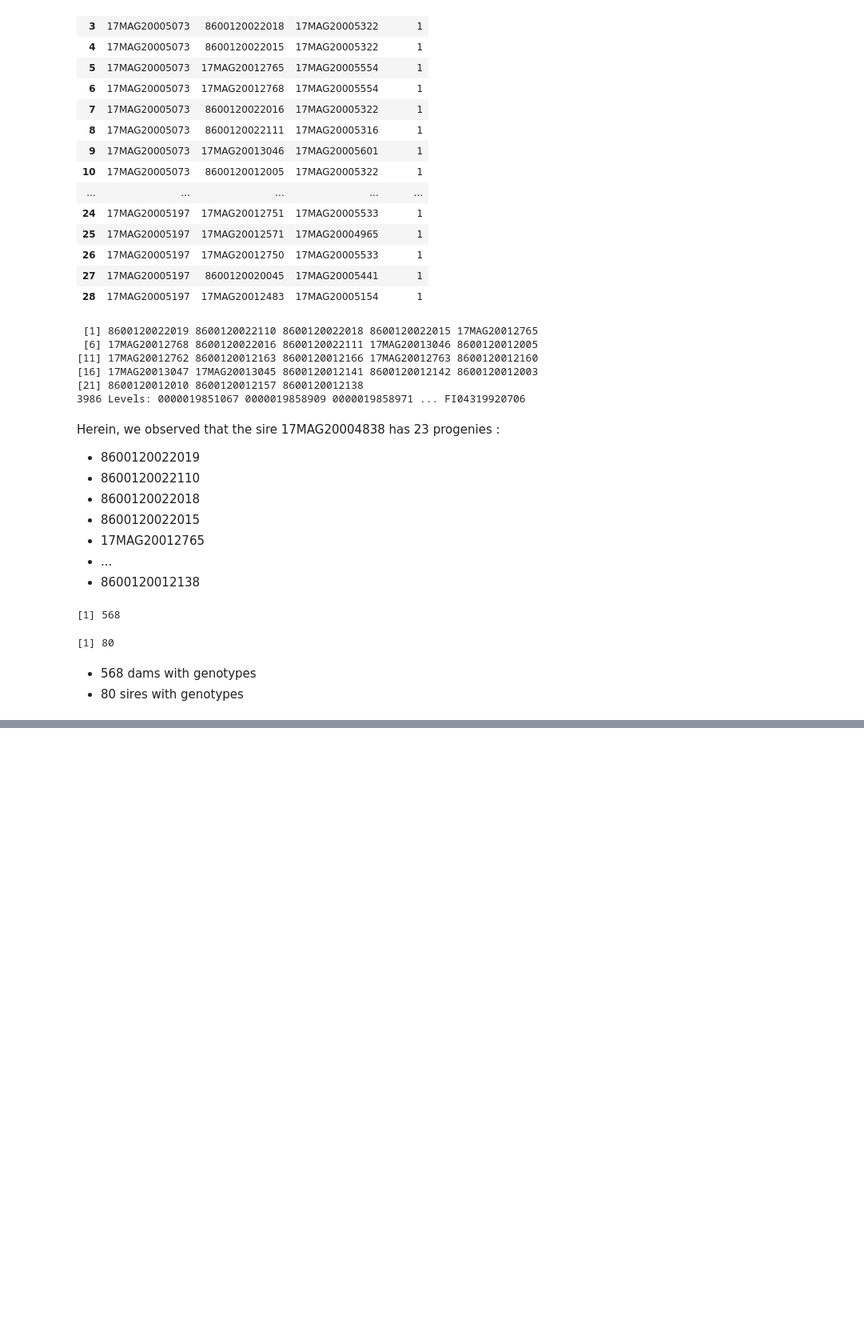
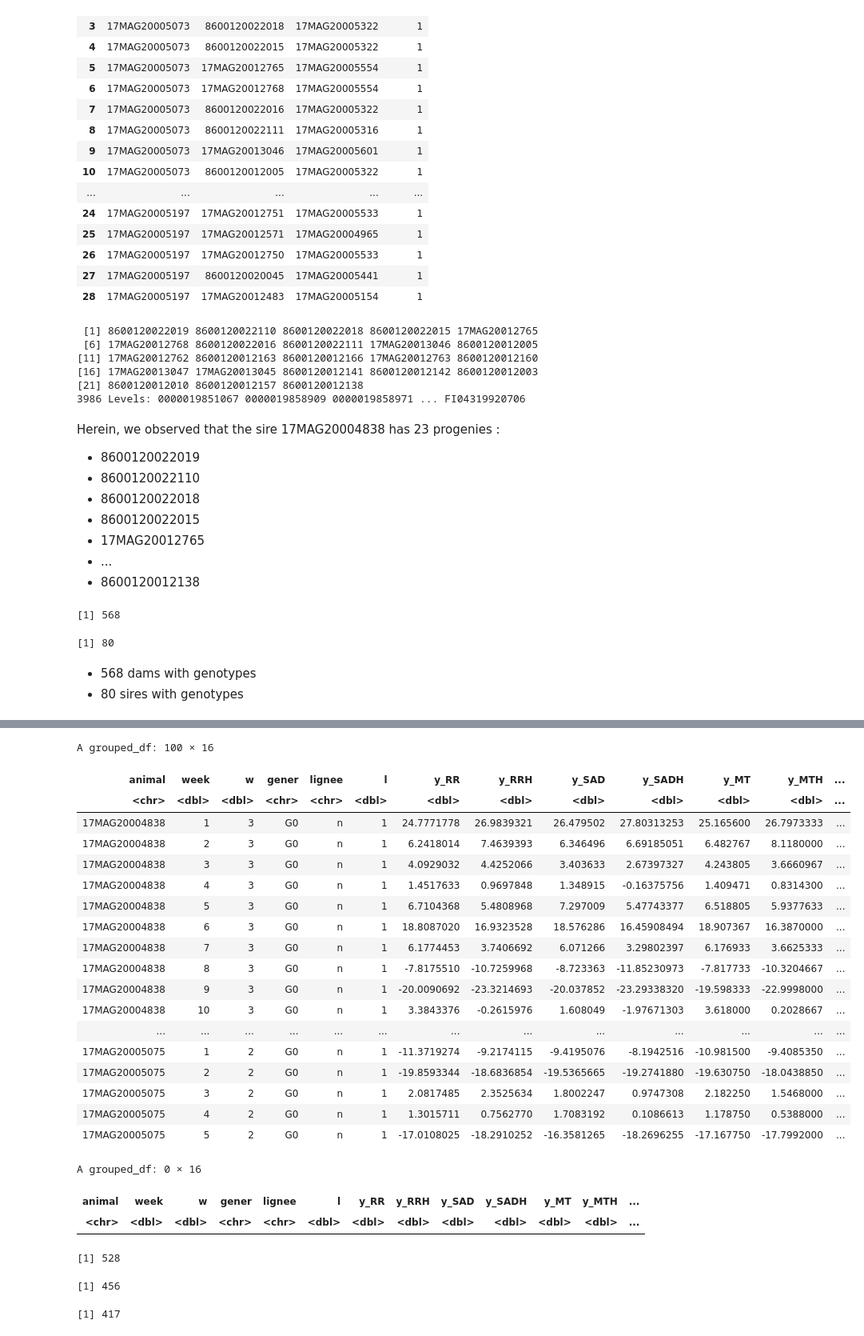
Before and after one commit to vanhungtran/BLUP, a Jupyter notebook: RFI.ipynb, the cells around one changed output, grey strips where cells are left out. Shown at 80% size. Cells and saved outputs as stored; diff of their text form; code cells hidden in the pictures; blank space fills up the shorter version.

```diff
--- a/RFI.ipynb
+++ b/RFI.ipynb
@@ -861,0 +1036,6 @@ write.table(df_all4,"DATA_corrected.txt")
+# %%
+cory1=select(DF_s4,animal,week,y_RR,y_RRH,y_SAD,y_SADH,y_MT,y_MTH,FI, FCR, ADG, RFI)
+cory1=arrange(cory1,animal,week)
+cory1$l=3 #mark data obtained from corrected phenotypes
+cory1$w=1
+df9=rbind(df8,cory1)
@@ -861,0 +1113,70 @@ write.table(df_all4,"DATA_corrected.txt")
+# %%
+df_all2$animal=as.character(df_all2$animal)
+df_all2$week=as.numeric(df_all2$week)
+df_all2$lignee=as.character(df_all2$lignee)
+df_all2$gener=as.character(df_all2$gener)
+df_all3=aggregate(y_RR ~animal+week+w+gener+lignee+l, data = df_all2, mean)
+df_all3$y_RRH=aggregate(y_RRH ~animal+week+w+gener+lignee+l, data = df_all2, mean)[,7]
+df_all3$y_SAD=aggregate(y_SAD ~animal+week+w+gener+lignee+l, data = df_all2, mean)[,7]
+df_all3$y_SADH=aggregate(y_SADH ~animal+week+w+gener+lignee+l, data = df_all2, mean)[,7]
+df_all3$y_MT=aggregate(y_MT ~animal+week+w+gener+lignee+l, data = df_all2, mean)[,7]
+df_all3$y_MTH=aggregate(y_MTH ~animal+week+w+gener+lignee+l, data = df_all2, mean)[,7]
+df_all3$y_FI=aggregate(FI ~ animal+week+w+gener+lignee+l, data = df_all2, mean)[,7]
+df_all3$y_FCR=aggregate(FCR ~animal+week+w+gener+lignee+l, data = df_all2, mean)[,7]
+df_all3$y_RFI=aggregate(RFI ~animal+week+w+gener+lignee+l, data = df_all2, mean)[,7]
+df_all3$y_ADG=aggregate(ADG ~animal+week+w+gener+lignee+l, data = df_all2, mean)[,7]
+
+
+df_all4=arrange(df_all3,animal,week)
+
+
+# remove replicated rows
+library(dplyr)
+df_all5 <- df_all4 %>%
+  group_by(animal, week) %>%
+  filter(row_number() == 1)
+
+
+
+write.table(df_all5,"DATA_corrected.txt")
+# %%
+head(df_all5,100)
+# %% [output]
+A grouped_df: 100 × 16
+| animal | week | w | gener | lignee | l | y_RR | y_RRH | y_SAD | y_SADH | y_MT | y_MTH | ... |
+| <chr> | <dbl> | <dbl> | <chr> | <chr> | <dbl> | <dbl> | <dbl> | <dbl> | <dbl> | <dbl> | <dbl> | ... |
+| 17MAG20004838 | 1 | 3 | G0 | n | 1 | 24.7771778 | 26.9839321 | 26.479502 | 27.80313253 | 25.165600 | 26.7973333 | ... |
+| 17MAG20004838 | 2 | 3 | G0 | n | 1 | 6.2418014 | 7.4639393 | 6.346496 | 6.69185051 | 6.482767 | 8.1180000 | ... |
+| 17MAG20004838 | 3 | 3 | G0 | n | 1 | 4.0929032 | 4.4252066 | 3.403633 | 2.67397327 | 4.243805 | 3.6660967 | ... |
+| 17MAG20004838 | 4 | 3 | G0 | n | 1 | 1.4517633 | 0.9697848 | 1.348915 | -0.16375756 | 1.409471 | 0.8314300 | ... |
+| 17MAG20004838 | 5 | 3 | G0 | n | 1 | 6.7104368 | 5.4808968 | 7.297009 | 5.47743377 | 6.518805 | 5.9377633 | ... |
+| 17MAG20004838 | 6 | 3 | G0 | n | 1 | 18.8087020 | 16.9323528 | 18.576286 | 16.45908494 | 18.907367 | 16.3870000 | ... |
+| 17MAG20004838 | 7 | 3 | G0 | n | 1 | 6.1774453 | 3.7406692 | 6.071266 | 3.29802397 | 6.176933 | 3.6625333 | ... |
+| 17MAG20004838 | 8 | 3 | G0 | n | 1 | -7.8175510 | -10.7259968 | -8.723363 | -11.85230973 | -7.817733 | -10.3204667 | ... |
+| 17MAG20004838 | 9 | 3 | G0 | n | 1 | -20.0090692 | -23.3214693 | -20.037852 | -23.29338320 | -19.598333 | -22.9998000 | ... |
+| 17MAG20004838 | 10 | 3 | G0 | n | 1 | 3.3843376 | -0.2615976 | 1.608049 | -1.97671303 | 3.618000 | 0.2028667 | ... |
+| ... | ... | ... | ... | ... | ... | ... | ... | ... | ... | ... | ... | ... |
+| 17MAG20005075 | 1 | 2 | G0 | n | 1 | -11.3719274 | -9.2174115 | -9.4195076 | -8.1942516 | -10.981500 | -9.4085350 | ... |
+| 17MAG20005075 | 2 | 2 | G0 | n | 1 | -19.8593344 | -18.6836854 | -19.5365665 | -19.2741880 | -19.630750 | -18.0438850 | ... |
+| 17MAG20005075 | 3 | 2 | G0 | n | 1 | 2.0817485 | 2.3525634 | 1.8002247 | 0.9747308 | 2.182250 | 1.5468000 | ... |
+| 17MAG20005075 | 4 | 2 | G0 | n | 1 | 1.3015711 | 0.7562770 | 1.7083192 | 0.1086613 | 1.178750 | 0.5388000 | ... |
+| 17MAG20005075 | 5 | 2 | G0 | n | 1 | -17.0108025 | -18.2910252 | -16.3581265 | -18.2696255 | -17.167750 | -17.7992000 | ... |
+# %%
+tttt = df_all5[duplicated(df_all5[,c("animal","week")]),]
+head(tttt)
+# %% [output]
+A grouped_df: 0 × 16
+| animal | week | w | gener | lignee | l | y_RR | y_RRH | y_SAD | y_SADH | y_MT | y_MTH | ... |
+| <chr> | <dbl> | <dbl> | <chr> | <chr> | <dbl> | <dbl> | <dbl> | <dbl> | <dbl> | <dbl> | <dbl> | ... |
+# %%
+length(unique(df_all5[df_all5$gener =='G7',]$animal))
+# %% [output]
+[1] 528
+# %%
+length(unique(df_all5[df_all5$gener =='G6',]$animal))
+# %% [output]
+[1] 456
+# %%
+length(unique(df_all5[df_all5$gener =='G5',]$animal))
+# %% [output]
+[1] 417
```
Also changed, not shown: parts of 53 cells of this notebook.
